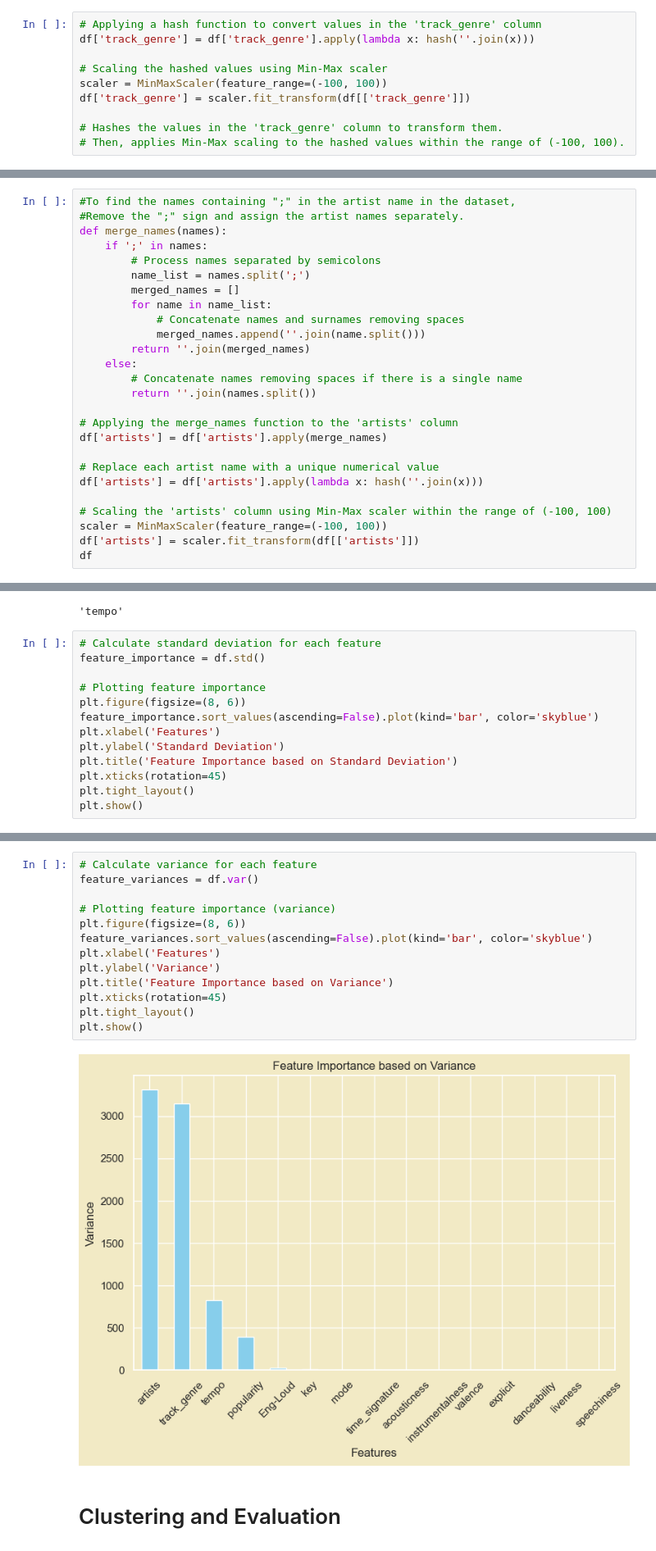
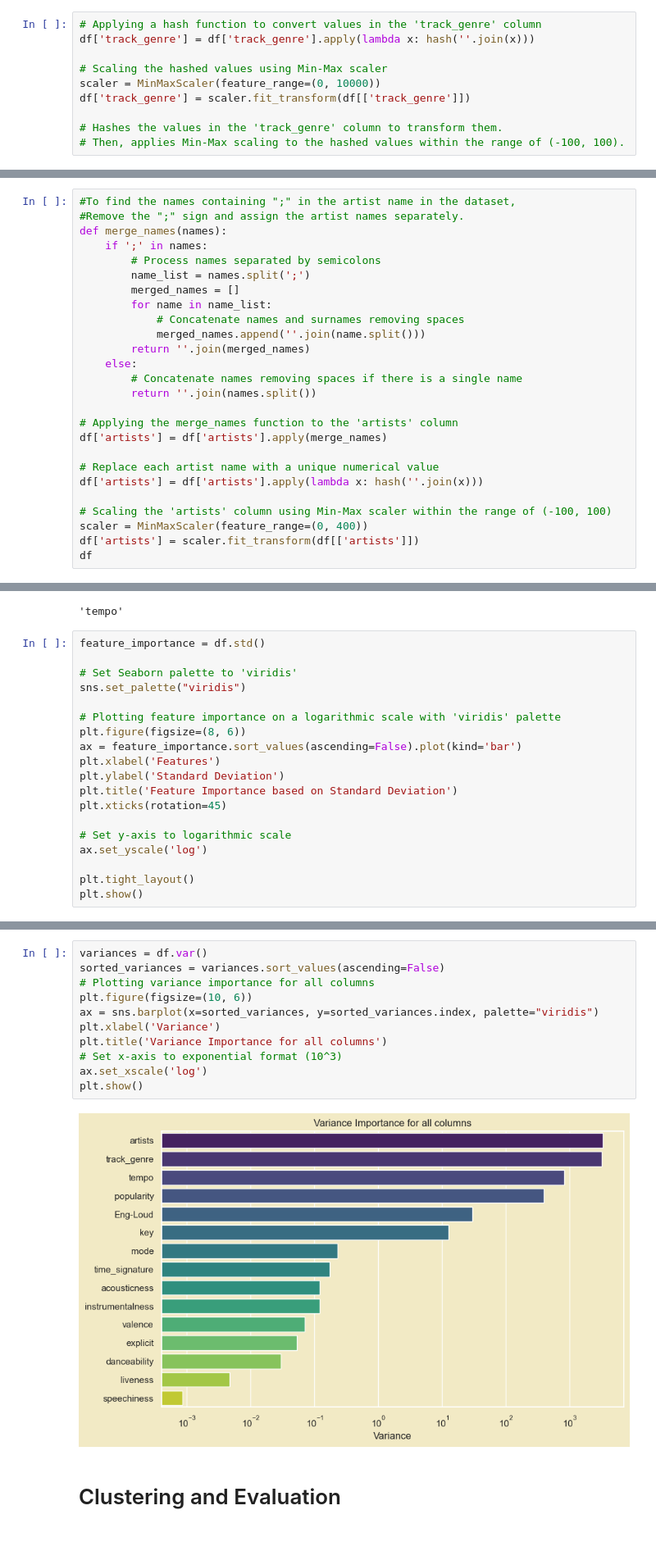
Before and after one commit to furkngoksu/26, a Jupyter notebook: Untitled.ipynb, the cells around one changed output, grey strips where cells are left out. Shown at 82% size. Drawn from its saved outputs; the diff is of its cells as text.

```diff
--- a/Untitled.ipynb
+++ b/Untitled.ipynb
@@ -544,7 +544,7 @@ df = df.drop(["track_id","album_name","track_name","artists"],axis=1)
 df['track_genre'] = df['track_genre'].apply(lambda x: hash(''.join(x)))
 
 # Scaling the hashed values using Min-Max scaler
-scaler = MinMaxScaler(feature_range=(-100, 100))
+scaler = MinMaxScaler(feature_range=(0, 10000))
 df['track_genre'] = scaler.fit_transform(df[['track_genre']])
 
 # Hashes the values in the 'track_genre' column to transform them.
@@ -574,7 +574,7 @@ df['artists'] = df['artists'].apply(merge_names)
 df['artists'] = df['artists'].apply(lambda x: hash(''.join(x)))
 
 # Scaling the 'artists' column using Min-Max scaler within the range of (-100, 100)
-scaler = MinMaxScaler(feature_range=(-100, 100))
+scaler = MinMaxScaler(feature_range=(0, 400))
 df['artists'] = scaler.fit_transform(df[['artists']])
 df
 # %% [output]
@@ -664,16 +661,22 @@ MinCorrelated
 # %% [output]
 'tempo'
 # %%
-# Calculate standard deviation for each feature
 feature_importance = df.std()
 
-# Plotting feature importance
+# Set Seaborn palette to 'viridis'
+sns.set_palette("viridis")
+
+# Plotting feature importance on a logarithmic scale with 'viridis' palette
 plt.figure(figsize=(8, 6))
-feature_importance.sort_values(ascending=False).plot(kind='bar', color='skyblue')
+ax = feature_importance.sort_values(ascending=False).plot(kind='bar')
 plt.xlabel('Features')
 plt.ylabel('Standard Deviation')
 plt.title('Feature Importance based on Standard Deviation')
 plt.xticks(rotation=45)
+
+# Set y-axis to logarithmic scale
+ax.set_yscale('log')
+
 plt.tight_layout()
 plt.show()
 # %% [output]
@@ -681,18 +684,16 @@ plt.show()
 # %%
-# Calculate variance for each feature
-feature_variances = df.var()
-
-# Plotting feature importance (variance)
-plt.figure(figsize=(8, 6))
-feature_variances.sort_values(ascending=False).plot(kind='bar', color='skyblue')
-plt.xlabel('Features')
-plt.ylabel('Variance')
-plt.title('Feature Importance based on Variance')
-plt.xticks(rotation=45)
-plt.tight_layout()
+variances = df.var()
+sorted_variances = variances.sort_values(ascending=False)
+# Plotting variance importance for all columns
+plt.figure(figsize=(10, 6))
+ax = sns.barplot(x=sorted_variances, y=sorted_variances.index, palette="viridis")
+plt.xlabel('Variance')
+plt.title('Variance Importance for all columns')
+# Set x-axis to exponential format (10^3)
+ax.set_xscale('log')
 plt.show()
 # %% [output]
-[figure, old version]
+[figure, new version]
 # %% [markdown]
 # Clustering and Evaluation
 # %%
```
Also changed, not shown: parts of 5 cells of this notebook.
